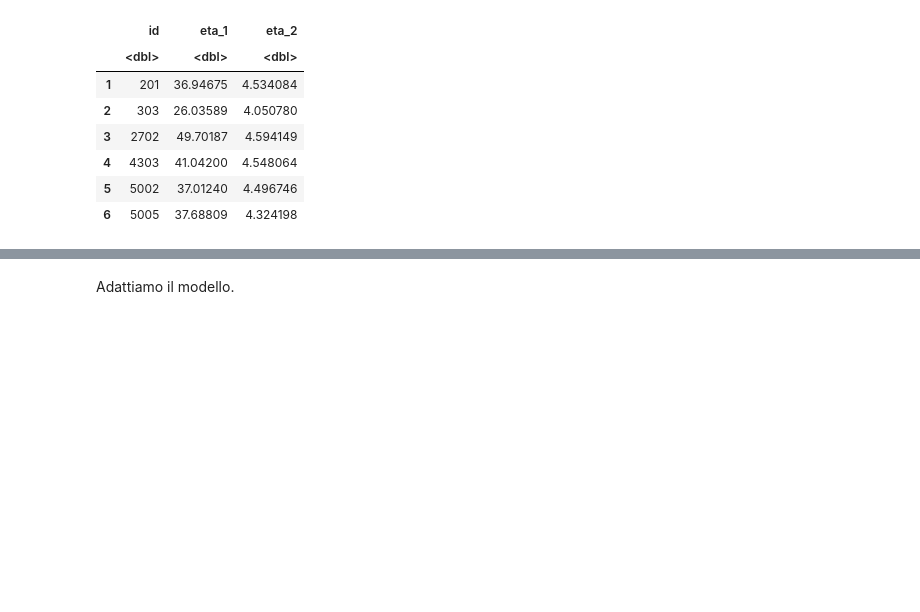
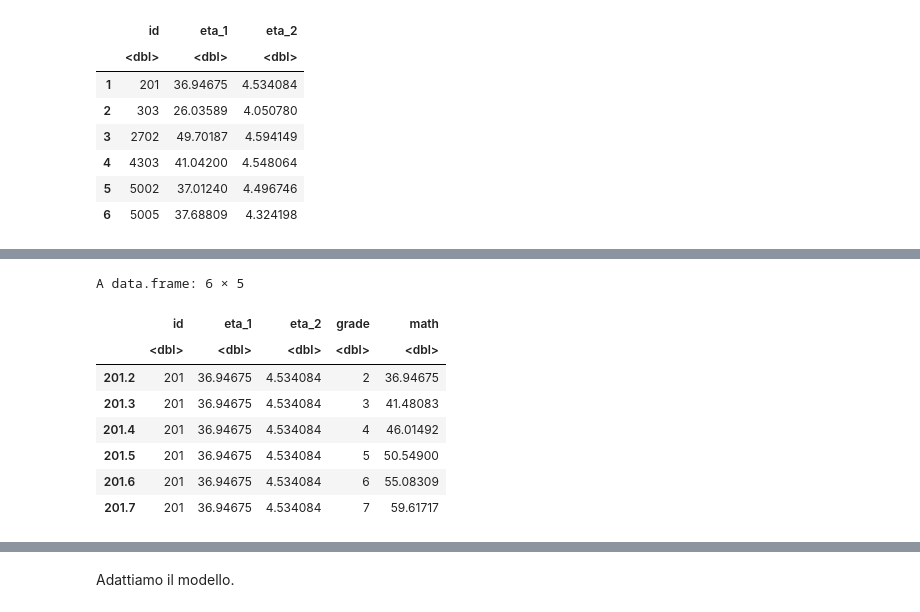
Before and after one commit to ccaudek/cfa_book_2023, a Jupyter notebook: 326_growth_1.ipynb, the cells around one changed output, grey strips where cells are left out. Drawn from its saved outputs; the diff is of its cells as text; code cells hidden in the pictures; blank space fills up the shorter version.

```diff
--- a/326_growth_1.ipynb
+++ b/326_growth_1.ipynb
@@ -445 +482,13 @@ A data.frame: 6 × 3
+# %%
+head(nlsy_math_predicted_long)
+# %% [output]
+A data.frame: 6 × 5
+|  | id | eta_1 | eta_2 | grade | math |
+|  | <dbl> | <dbl> | <dbl> | <dbl> | <dbl> |
+| 201.2 | 201 | 36.94675 | 4.534084 | 2 | 36.94675 |
+| 201.3 | 201 | 36.94675 | 4.534084 | 3 | 41.48083 |
+| 201.4 | 201 | 36.94675 | 4.534084 | 4 | 46.01492 |
+| 201.5 | 201 | 36.94675 | 4.534084 | 5 | 50.54900 |
+| 201.6 | 201 | 36.94675 | 4.534084 | 6 | 55.08309 |
+| 201.7 | 201 | 36.94675 | 4.534084 | 7 | 59.61717 |
 # %%
```
Also changed, not shown: parts of 8 cells of this notebook, 14 other files.
